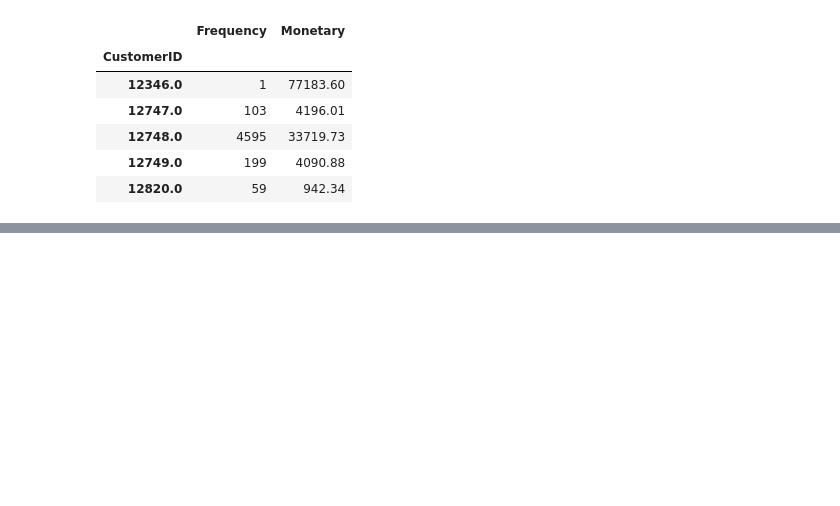
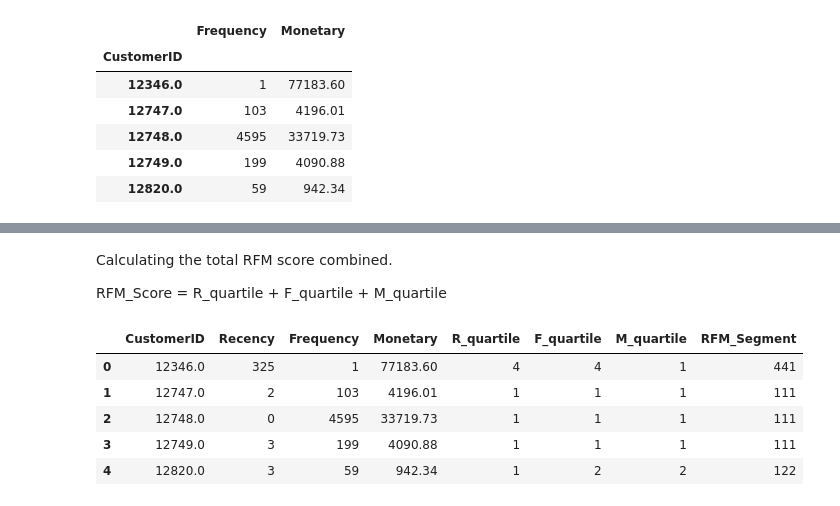
Before and after one commit to hmtalha786/Book-Recommendation-System, a Jupyter notebook: Code.ipynb, the cells around one changed output, grey strips where cells are left out. Cells and saved outputs as stored; diff of their text form; code cells hidden in the pictures; blank space fills up the shorter version.

```diff
--- a/Code.ipynb
+++ b/Code.ipynb
@@ -361,0 +391,2 @@ FM_Table.head()
+# %%
+segmented_rfm = RFM_Table.copy()
@@ -361,0 +426,4 @@ FM_Table.head()
+# %% [markdown]
+Calculating the total RFM score combined.
+
+RFM_Score = R_quartile + F_quartile + M_quartile
@@ -361,0 +432,9 @@ FM_Table.head()
+# %%
+segmented_rfm.head()
+# %% [output]
+|  | CustomerID | Recency | Frequency | Monetary | R_quartile | F_quartile | M_quartile | RFM_Segment |
+| 0 | 12346.0 | 325 | 1 | 77183.60 | 4 | 4 | 1 | 441 |
+| 1 | 12747.0 | 2 | 103 | 4196.01 | 1 | 1 | 1 | 111 |
+| 2 | 12748.0 | 0 | 4595 | 33719.73 | 1 | 1 | 1 | 111 |
+| 3 | 12749.0 | 3 | 199 | 4090.88 | 1 | 1 | 1 | 111 |
+| 4 | 12820.0 | 3 | 59 | 942.34 | 1 | 2 | 2 | 122 |
```
Also changed, not shown: parts of 13 cells of this notebook.
